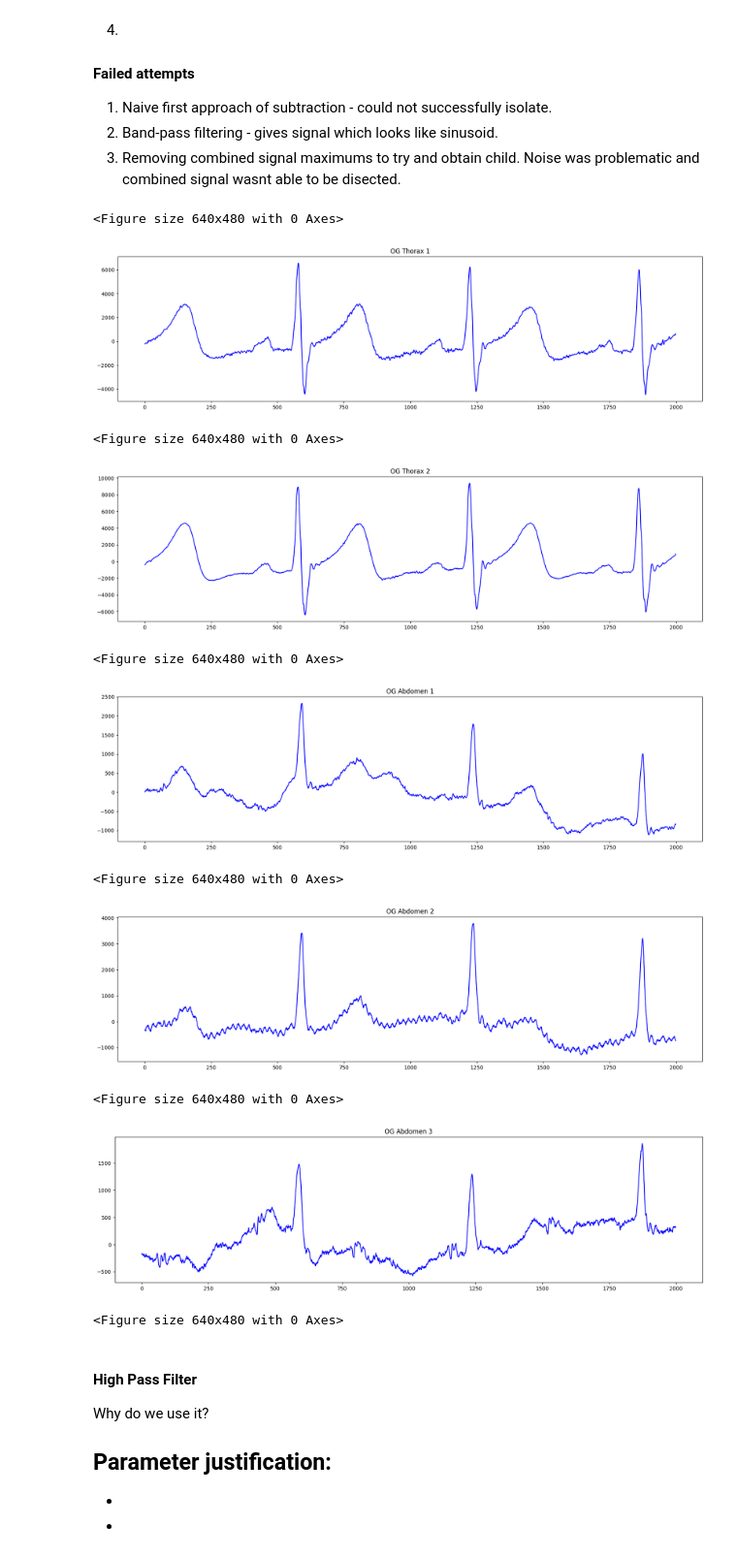
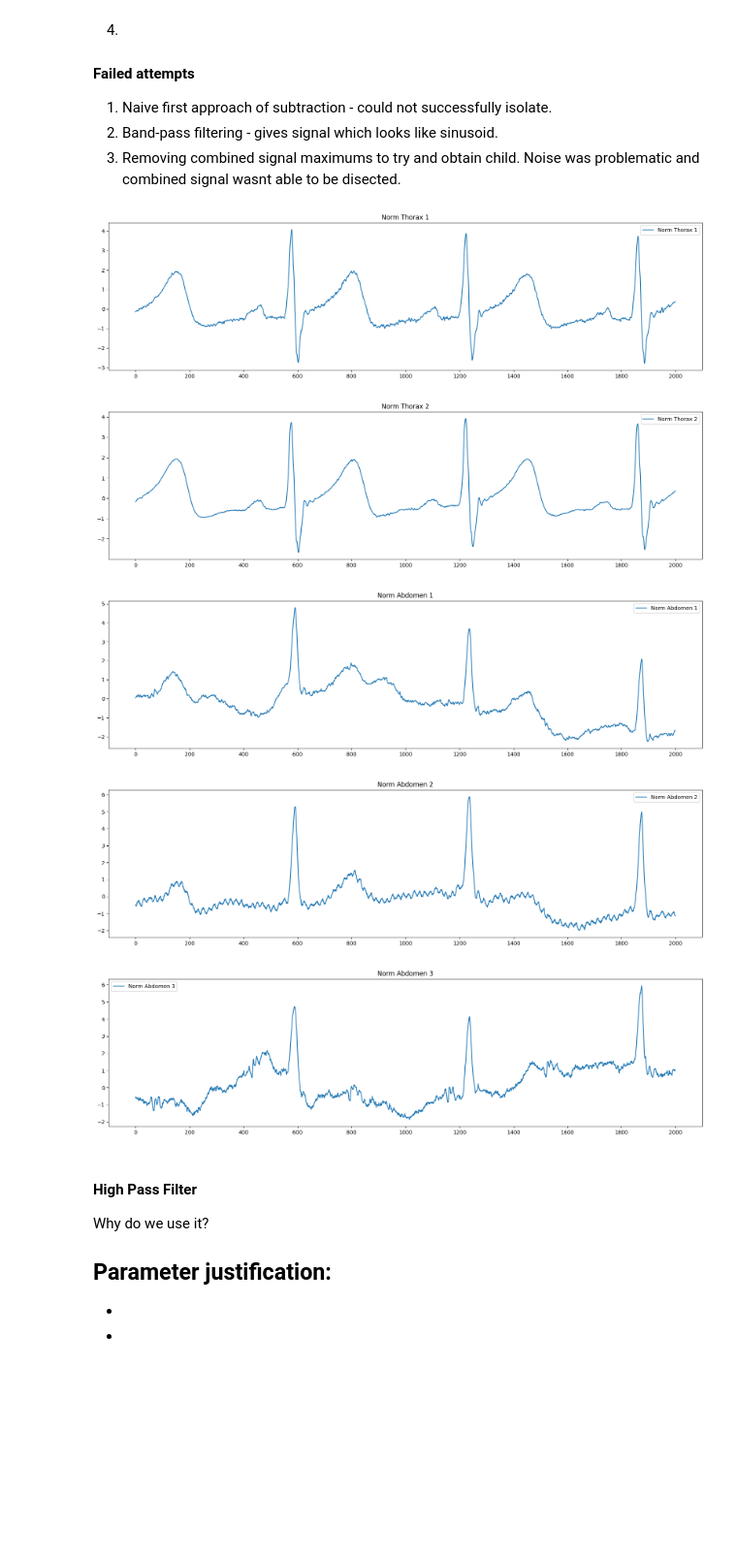
Before and after one commit to arasaniu/aml, a Jupyter notebook: src/main.ipynb, the cells around one changed output. Shown at 97% size. Cells and saved outputs as stored; diff of their text form; code cells hidden in the pictures; blank space fills up the shorter version.

```diff
--- a/src/main.ipynb
+++ b/src/main.ipynb
@@ -24,40 +21,29 @@ TypeError: cannot unpack non-iterable NoneType object
 # %%
 # thorax1 = data_thorax1
 # thorax2 = data_thorax2
 # abdomen1 = data_abdomen1
 # abdomen2 = data_abdomen2
 # abdomen3 = data_abdomen3
-
-plot_signal(data_thorax1, "OG Thorax 1")
-plot_signal(data_thorax2, "OG Thorax 2")
-plot_signal(data_abdomen1, "OG Abdomen 1")
-plot_signal(data_abdomen2, "OG Abdomen 2")
-plot_signal(data_abdomen3, "OG Abdomen 3")
 
 # Normalize the data to unit variance and zero mean
 thorax1 = (data_thorax1 - data_thorax1.mean()) / data_thorax1.std()
 thorax2 = (data_thorax2 - data_thorax2.mean()) / data_thorax2.std()
 abdomen1 = (data_abdomen1 - data_abdomen1.mean()) / data_abdomen1.std()
 abdomen2 = (data_abdomen2 - data_abdomen2.mean()) / data_abdomen2.std()
 abdomen3 = (data_abdomen3 - data_abdomen3.mean()) / data_abdomen3.std()
 
-# plot_signal(thorax1, "Norm Thorax 1")
-# plot_signal(thorax2, "Norm Thorax 2")
-# plot_signal(abdomen1, "Norm Abdomen 1")
-# plot_signal(abdomen2, "Norm Abdomen 2")
-# plot_signal(abdomen3, "Norm Abdomen 3")
+
+plot_signal(thorax1, 'Norm Thorax 1')
+plot_signal(thorax2, 'Norm Thorax 2')
+plot_signal(abdomen1, 'Norm Abdomen 1')
+plot_signal(abdomen2, 'Norm Abdomen 2')
+plot_signal(abdomen3, 'Norm Abdomen 3')
 # %% [output]
-<Figure size 640x480 with 0 Axes>
-[figure, old version]
+[figure, new version]
-<Figure size 640x480 with 0 Axes>
-[figure, old version]
+[figure, new version]
-<Figure size 640x480 with 0 Axes>
-[figure, old version]
+[figure, new version]
-<Figure size 640x480 with 0 Axes>
-[figure, old version]
+[figure, new version]
-<Figure size 640x480 with 0 Axes>
-[figure, old version]
+[figure, new version]
-<Figure size 640x480 with 0 Axes>
 # %% [markdown]
 #### High Pass Filter
 Why do we use it?
```
Also changed, not shown: parts of 4 cells of this notebook, 3 other files.
